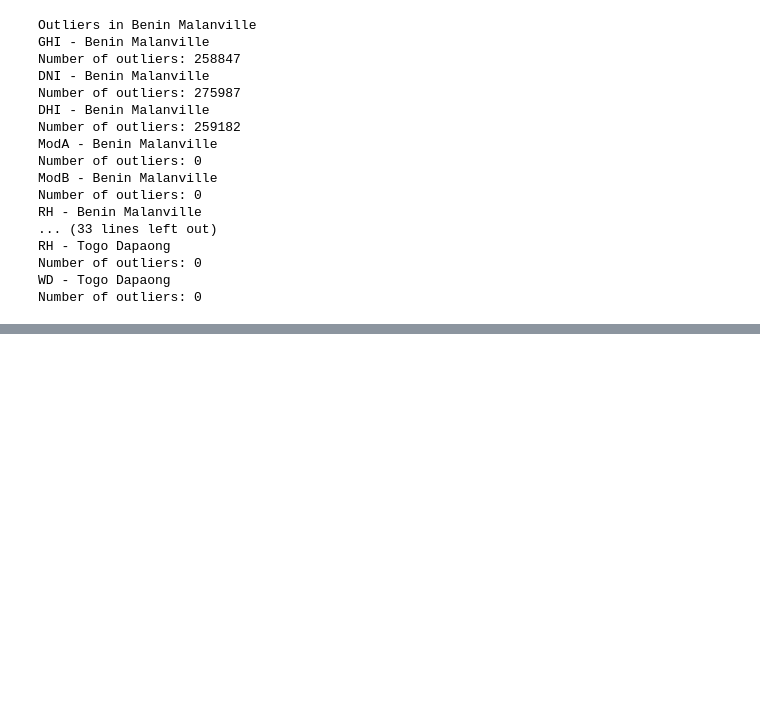
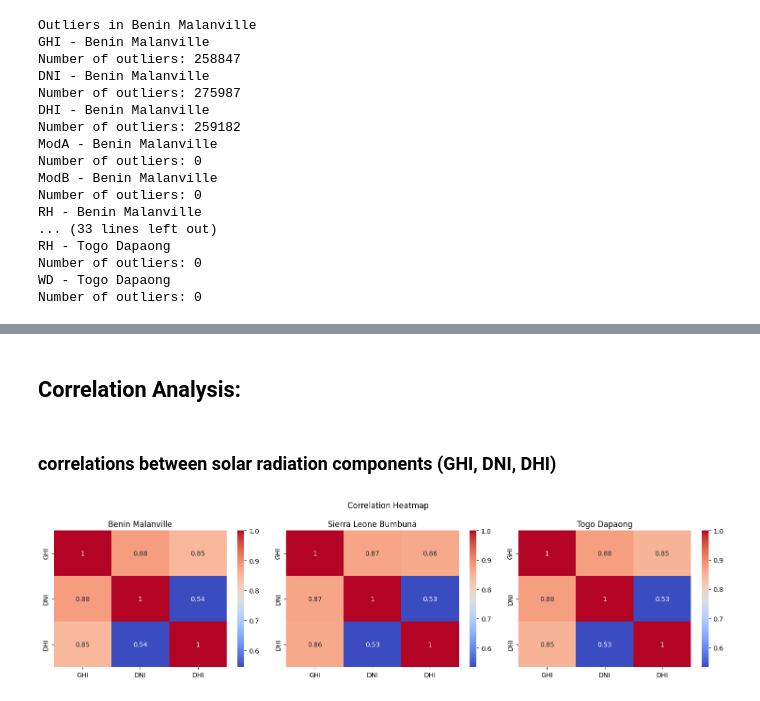
Before and after one commit to JONNY-ME/KAIM3-week0, a Jupyter notebook: notebooks/data_analysis.ipynb, the cells around one changed output, grey strips where cells are left out. Saved outputs shown, nothing was run; the diff lists cells and outputs as text; code cells hidden in the pictures; blank space fills up the shorter version.

```diff
--- a/notebooks/data_analysis.ipynb
+++ b/notebooks/data_analysis.ipynb
@@ -444,0 +485,23 @@ The shape of the data reduced by a lot. But it is better to have clean data.
+# %% [markdown]
+## Correlation Analysis:
+# %% [markdown]
+### correlations between solar radiation components (GHI, DNI, DHI)
+# %%
+# correlations between solar radiation components (GHI, DNI, DHI)
+
+solar_radiation_columns = ['GHI', 'DNI', 'DHI']
+def plot_correlation_heatmap(data, data_names):
+    fig, ax = plt.subplots(1, 3, figsize=(12, 4))
+    fig.suptitle("Correlation Heatmap")
+    for i, (data, data_name) in enumerate(zip(data, data_names)):
+        sns.heatmap(data.corr(), annot=True, cmap='coolwarm', ax=ax[i])
+        ax[i].set_title(data_name)
+
+    plt.tight_layout()
+    plt.show()
+
+plot_correlation_heatmap([benin_malaniville_data[solar_radiation_columns],
+                          sierra_leone_bumbuna_data[solar_radiation_columns],
+                          togo_dapaong_data[solar_radiation_columns]], names)
+# %% [output]
+[figure, added]
```
Also changed, not shown: parts of 18 cells of this notebook, 1 other file.
